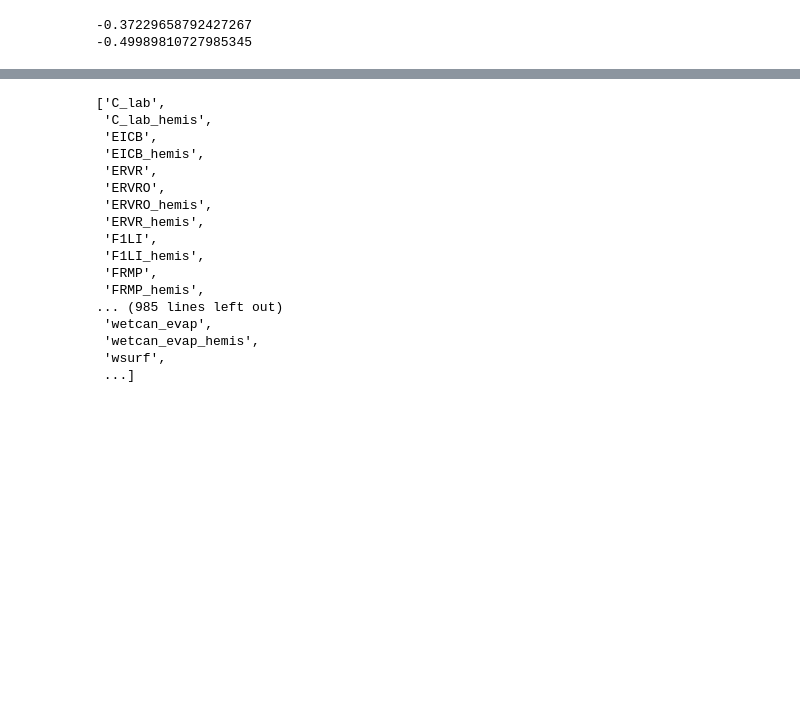
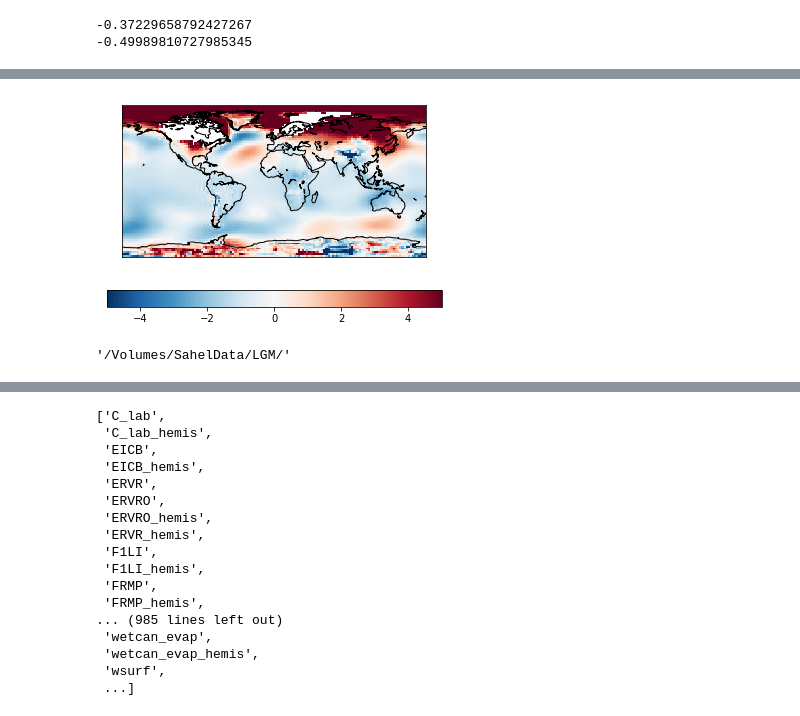
Before and after one commit to katemarvel/WCRP_ECS, a Jupyter notebook: GISS_LGM.ipynb, the cells around one changed output, grey strips where cells are left out. Cells and saved outputs as stored; diff of their text form; code cells hidden in the pictures; blank space fills up the shorter version.

```diff
--- a/GISS_LGM.ipynb
+++ b/GISS_LGM.ipynb
@@ -58,13 +58,13 @@ TOA = {"rsdt":"TOA Incident Shortwave Radiation",\
        "rsut": "TOA Outgoing Shortwave Radiation",\
        "rlut": "TOA Outgoing Longwave Radiation"}
 # %%
-datadirec="/Users/kmarvel/Documents/DATA/dansgaard/RUNS/"
-#datadirec="/Volumes/SahelData/LGM/dansgaard/"
-piCfile=datadirec+'ANN1950-1979.aijW3anl_00PI.nc'
-LGMfile= datadirec+'ANN1950-1979.aijW3rfanl_21kl.nc'
-FullLGMfile= datadirec+'ANN1950-1969.aijW3anl_21kl.nc'
-import os
-cpdirec="/Volumes/SahelData/LGM/dansgaard/"
+#datadirec="/Users/kmarvel/Documents/DATA/dansgaard/RUNS/"
+datadirec="/Volumes/SahelData/LGM/"
+piCfile=datadirec+'dansgaard/ANN1950-1979.aijW3anl_00PI.nc'
+LGMfile= datadirec+'dansgaard/ANN1950-1979.aijW3rfanl_21kl.nc'
+FullLGMfile= datadirec+'dansgaard/ANN1950-1969.aijW3anl_21kl.nc'
+
+#cpdirec="/Volumes/SahelData/LGM/dansgaard/"
 # %%
 fLGM=cdms.open(LGMfile)
 TOA_LGM=fLGM("net_rad_planet")
@@ -234,12 +203,0 @@ array(['cldtpp_isccp', 'cldtpp_isccp_hemis', 'optd_isccp',
-# %%
-files=glob.glob("/Users/kmarvel/Documents/DATA/dansgaard/RUNS/ANN1950-1979.*W3rfanl_21kl.nc")
-for fil in files:
-    print("****")
-    print(fil)
-    ftest=cdms.open(fil)
-    variables=np.array(sorted(ftest.variables.keys()))
-    isccp_vars=np.where([x.find("isccp")>=0 for x in variables])[0]
-    for variable in variables[isccp_vars]:
-        print(variable)
-        print(ftest[variable].attributes)
-    ftest.close()
@@ -264,14 +204,22 @@ wisccp
 # %%
-def deltafixedSST(variable,full=False):
+def deltafixedSST(variable,full=False,remove_global_mean=False):
     if full:
         LGMvar=ffull(variable)
     else:
         LGMvar=fLGM(variable)
+
     piCvar=fpiC(variable)
+    if remove_global_mean:
+        LGMvar=LGMvar-cdutil.averager(LGMvar,axis='xy')
+        piCvar=piCvar-cdutil.averager(piCvar,axis='xy')
     return LGMvar-piCvar
-def plot_delta(variable,full=False,vmin=None,vmax=None):
+def plot_delta(variable,full=False,vmin=None,vmax=None,remove_global_mean=False,mask_land_ice=False):
     plt.figure()
-    m=bmap(deltafixedSST(variable,full=full),projection="cyl",vmin=vmin,vmax=vmax)
+    to_plot=deltafixedSST(variable,full=full,remove_global_mean=remove_global_mean)
+    if mask_land_ice:
+        landicechange=deltafixedSST("landicefr")
+        to_plot=MV.masked_where(landicechange>99,to_plot)
+    m=bmap(to_plot,projection="cyl",vmin=vmin,vmax=vmax)
     m.drawcoastlines()
     plt.colorbar(orientation="horizontal")
 # %%
@@ -290,0 +260,8 @@ The dedent function was deprecated in Matplotlib 3.1 and will be removed in 3.3.
+# %%
+plot_delta("slp",full=True,remove_global_mean=True,vmin=-5,vmax=5,mask_land_ice=True)
+# %% [output]
+[figure, added]
+# %%
+datadirec
+# %% [output]
+'/Volumes/SahelData/LGM/'
```
Also changed, not shown: parts of 26 cells of this notebook, 1 other file.
